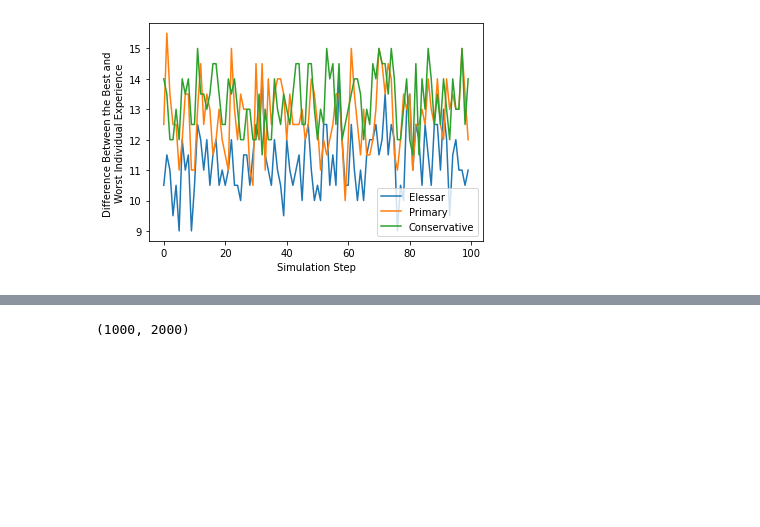
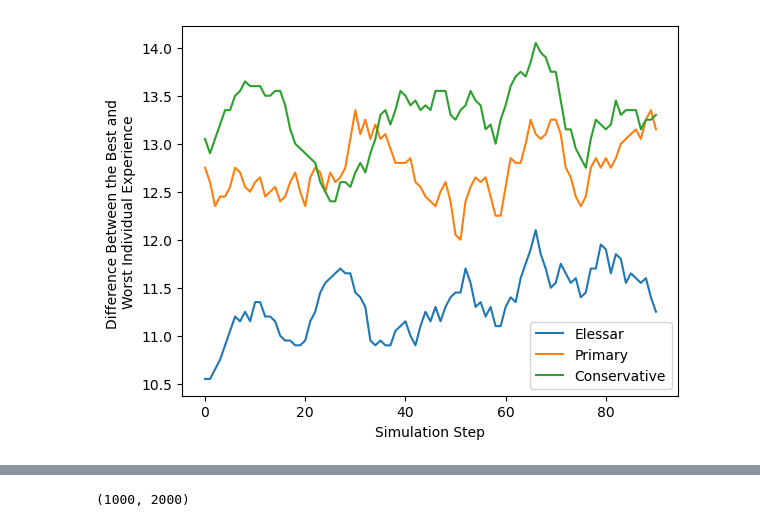
Before and after one commit to tianhuolincheng/GraduationProject, a Jupyter notebook: plot/Plots.ipynb, the cells around one changed output, grey strips where cells are left out. Cells and saved outputs as stored; diff of their text form; code cells hidden in the pictures; blank space fills up the shorter version.

```diff
--- a/plot/Plots.ipynb
+++ b/plot/Plots.ipynb
@@ -43,5 +50,5 @@ elessar_mean = np.mean(elessar_float, axis=0)
 primary_mean = np.mean(primary_float, axis=0)
 conservative_mean = np.mean(conservative_float, axis=0)
 # %%
-xx = np.arange(100)
+xx = np.arange(91)
 # %%
@@ -59,10 +68,10 @@ elessar_worst = np.min(elessar_float, axis=0)
 primary_worst = np.min(primary_float, axis=0)
 conservative_worst = np.min(conservative_float, axis=0)
 # %%
-xx = np.arange(100)
-plt.plot(xx, elessar_worst[:100], label="Elessar")
-plt.plot(xx, primary_worst[:100], label="Primary")
-plt.plot(xx, conservative_worst[:100], label="Conservative")
+plt.plot(xx, np.convolve(elessar_worst[:100], np.ones(10)/10, mode='valid'), label="Elessar")
+plt.plot(xx, np.convolve(primary_worst[:100], np.ones(10)/10, mode='valid'), label="Primary")
+plt.plot(xx, np.convolve(conservative_worst[:100], np.ones(10)/10, mode='valid'), label="Conservative")
+
 plt.xlabel("Simulation Step")
 plt.ylabel("Worst Individual Experience")
 plt.legend()
@@ -86,13 +96,16 @@ plt.savefig("best_line.png", dpi=300, bbox_inches='tight')
 # %%
-plt.plot(xx, elessar_best[:100] - elessar_worst[:100], label="Elessar")
-plt.plot(xx, primary_best[:100] - primary_worst[:100], label="Primary")
-plt.plot(xx, conservative_best[:100] - conservative_worst[:100], label="Conservative")
+plt.plot(xx, np.convolve(elessar_best[:100], np.ones(10)/10, mode='valid') -
+         np.convolve(elessar_worst[:100], np.ones(10)/10, mode='valid'), label="Elessar")
+plt.plot(xx, np.convolve(primary_best[:100], np.ones(10)/10, mode='valid') -
+         np.convolve(primary_worst[:100], np.ones(10)/10, mode='valid'), label="Primary")
+plt.plot(xx, np.convolve(conservative_best[:100], np.ones(10)/10, mode='valid') -
+         np.convolve(conservative_worst[:100], np.ones(10)/10, mode='valid'), label="Conservative")
 plt.xlabel("Simulation Step")
 plt.ylabel("Difference Between the Best and \nWorst Individual Experience")
 plt.legend()
 plt.savefig("difference_line.png", dpi=300, bbox_inches='tight')
 # %% [output]
-[figure, old version]
+[figure, new version]
 # %%
 fig = plt.figure(figsize =(5, 3))
 
```
Also changed, not shown: parts of 9 cells of this notebook, 24 other files.
